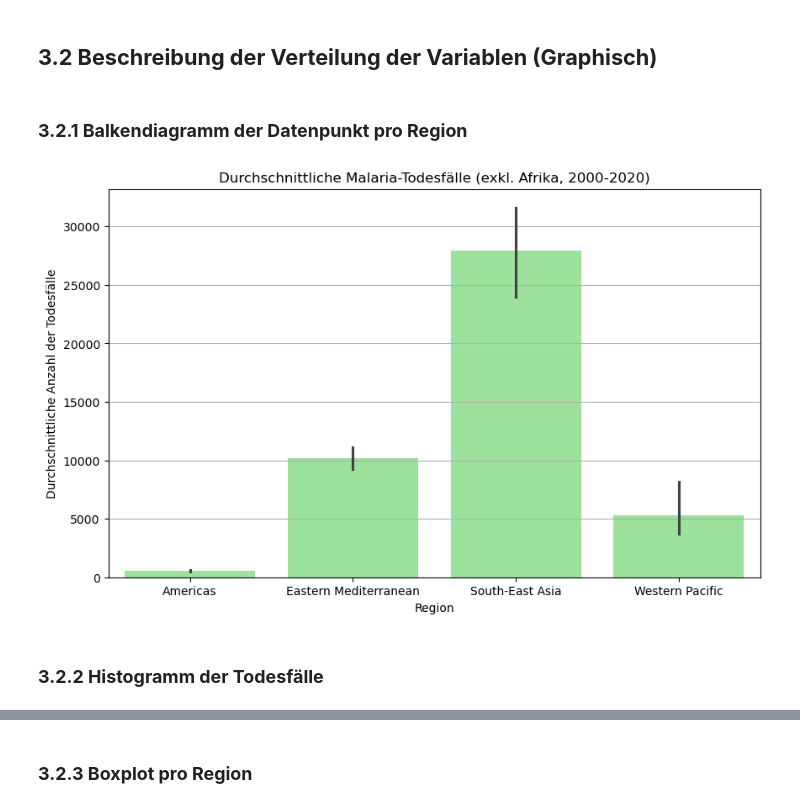
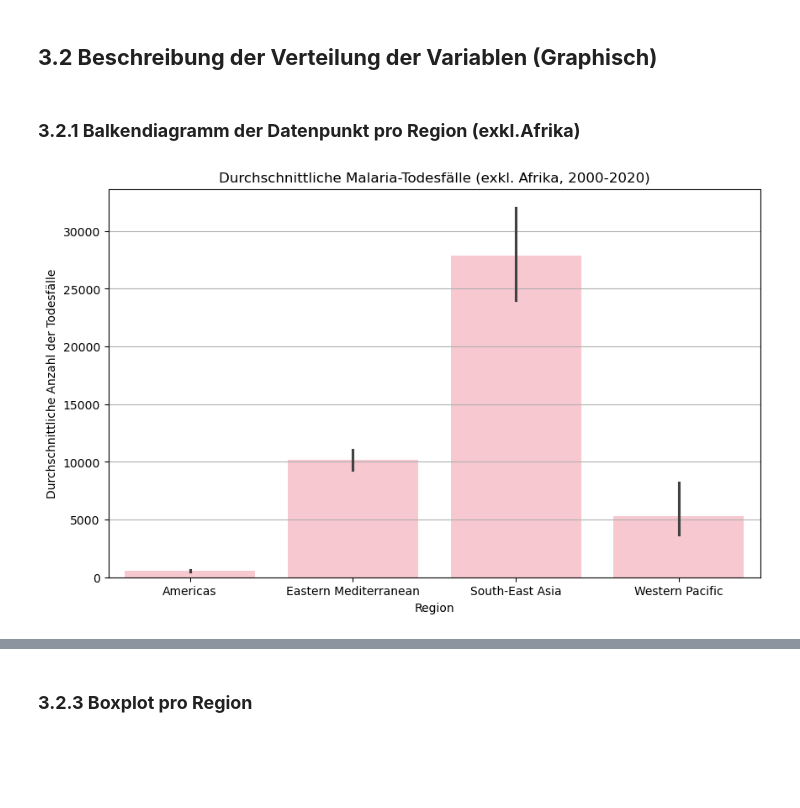
Before and after one commit to kipisha/Informatik-1, a Jupyter notebook: LN_Python_malaria.ipynb, the cells around one changed output, grey strips where cells are left out. Cells and saved outputs as stored; diff of their text form; code cells hidden in the pictures; blank space fills up the shorter version.

```diff
--- a/LN_Python_malaria.ipynb
+++ b/LN_Python_malaria.ipynb
@@ -116,7 +116,7 @@ plt.show()
 # %% [markdown]
 ## **3.2 Beschreibung der Verteilung der Variablen (Graphisch)**
 # %% [markdown]
-### **3.2.1 Balkendiagramm der Datenpunkt pro Region**
+### **3.2.1 Balkendiagramm der Datenpunkt pro Region (exkl.Afrika)**
 # %%
 import pandas as pd
 import matplotlib.pyplot as plt
@@ -142,16 +142,14 @@ print()
 # %%
 df_kleine_regionen = df_long[df_long['Region'] != 'Africa']
 
 plt.figure(figsize=(10, 6))
 
-sns.barplot(x='Region', y='MalariaDeaths', data=df_kleine_regionen,color='lightgreen')
+sns.barplot(x='Region', y='MalariaDeaths', data=df_kleine_regionen,color='pink')
 
 plt.title('Durchschnittliche Malaria-Todesfälle (exkl. Afrika, 2000-2020)')
 plt.xlabel('Region')
 plt.ylabel('Durchschnittliche Anzahl der Todesfälle')
 plt.grid(axis='y')
 plt.show()
 # %% [output]
-[figure, old version]
+[figure, new version]
-# %% [markdown]
-### **3.2.2 Histogramm der Todesfälle**
```
Also changed, not shown: parts of 3 cells of this notebook.
